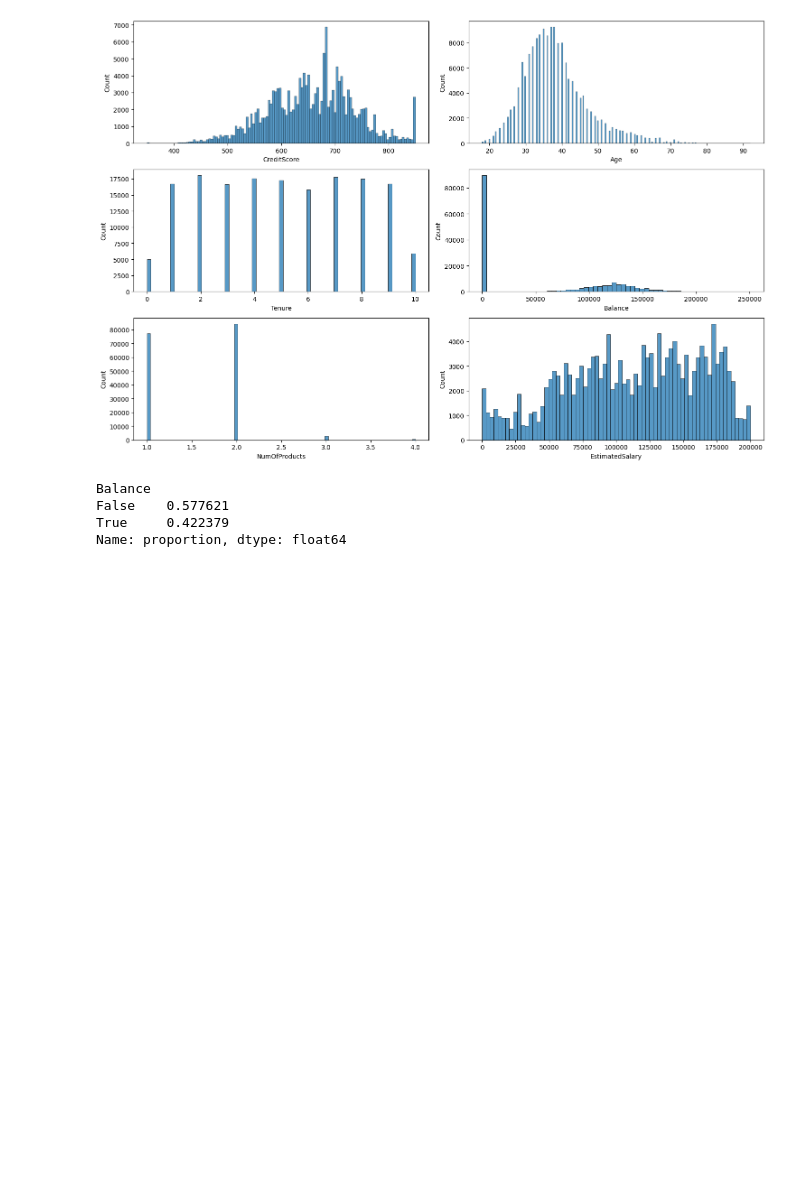
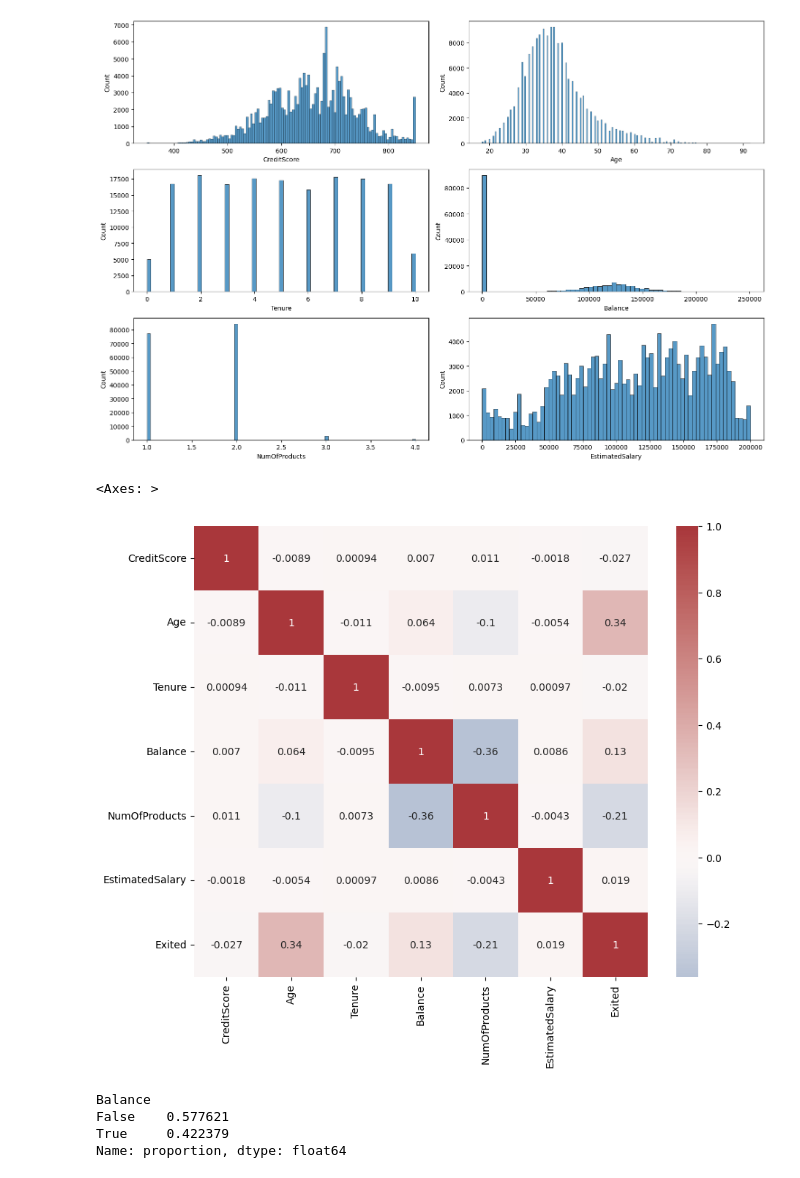
Before and after one commit to marcgloaguen/playgroundseries_s4e1, a Jupyter notebook: EDA.ipynb, the cells around one changed output. Saved outputs shown, nothing was run; the diff lists cells and outputs as text; code cells hidden in the pictures; blank space fills up the shorter version.

```diff
--- a/EDA.ipynb
+++ b/EDA.ipynb
@@ -207,6 +208,12 @@ plt.tight_layout()
 plt.show()
 # %% [output]
 [figure]
+# %%
+plt.figure(figsize=(10,8))
+sns.heatmap(train.select_dtypes('number').corr(), center=0, cmap='vlag', annot=True)
+# %% [output]
+<Axes: >
+[figure, added]
 # %%
 (train[train.Exited==0].Balance != 0).value_counts(True)
 # %% [output]
```
Also changed, not shown: parts of 1 cell of this notebook, 2 other files.
